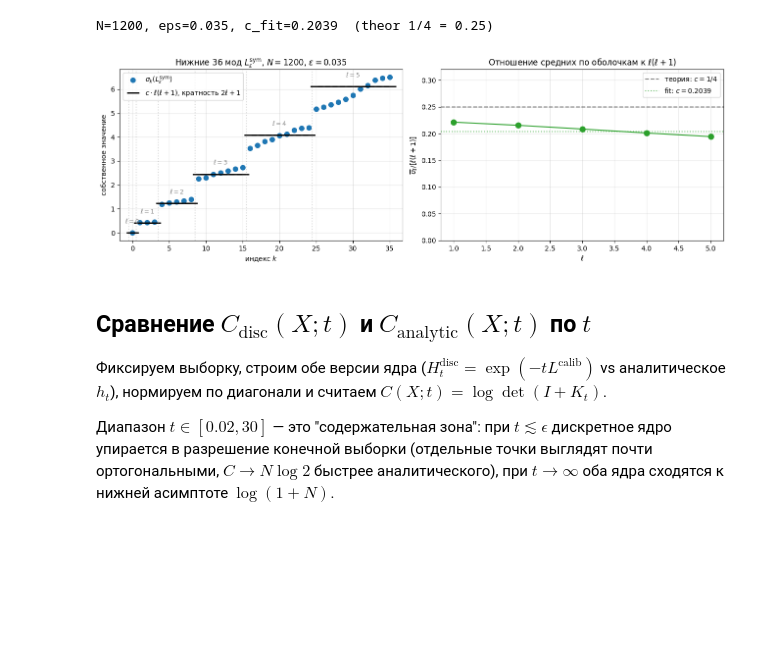
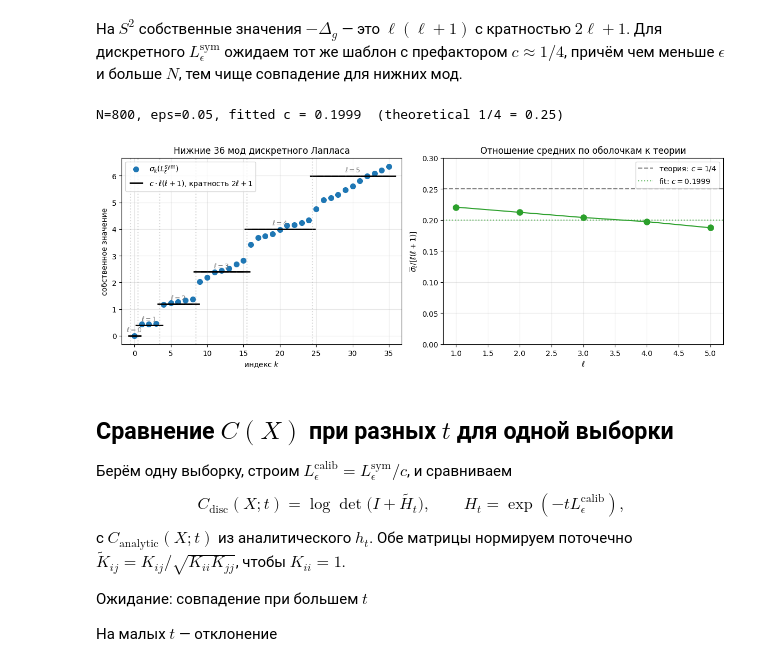
Before and after one commit to intsystems/2026-Project-211, a Jupyter notebook: code/experiments/exp2.ipynb, the cells around one changed output. Saved outputs shown, nothing was run; the diff lists cells and outputs as text; code cells hidden in the pictures; blank space fills up the shorter version.

```diff
--- a/code/experiments/exp2.ipynb
+++ b/code/experiments/exp2.ipynb
@@ -116,54 +119,65 @@ def complexity(K):
+# %% [markdown]
+На $S^2$ собственные значения $-\Delta_g$ — это $\ell(\ell+1)$ с кратностью $2\ell+1$. Для дискретного $L_\epsilon^{\mathrm{sym}}$ ожидаем тот же шаблон с префактором $c \approx 1/4$, причём чем меньше $\epsilon$ и больше $N$, тем чище совпадение для нижних мод.
 # %%
-N, eps = 1200, 0.035
+N, eps = 800, 0.05
 X = sample_sphere_uniform(N, np.random.default_rng(0))
-lam, U = thm47_operator(X, eps)
-c = fit_prefactor(lam, l_use=4)
-print(f"N={N}, eps={eps}, c_fit={c:.4f}  (theor 1/4 = 0.25)")
+L_sym = berry_sauer(X, eps)
+w_full = np.sort(np.linalg.eigvalsh(L_sym))
+c = fit_prefactor(L_sym, l_use=4)
+print(f"N={N}, eps={eps}, fitted c = {c:.4f}  (theoretical 1/4 = 0.25)")
 
 n_show = 36
 target_pts = []
 idx = 0
-for ell in range(0, 6):
-    for _ in range(2 * ell + 1):
-        target_pts.append((idx, c * ell * (ell + 1)))
+for l in range(0, 6):
+    for _ in range(2 * l + 1):
+        target_pts.append((idx, c * l * (l + 1)))
         idx += 1
 target_pts = np.array(target_pts)
 
-fig, axes = plt.subplots(1, 2, figsize=(13, 4.5))
+fig, axes = plt.subplots(1, 2, figsize=(12, 4.5))
 ax = axes[0]
-ax.plot(np.arange(n_show), lam[:n_show], 'o', color='C0', ms=7, label=r'$\sigma_k(L_\epsilon^{\mathrm{sym}})$')
+ax.plot(np.arange(n_show), w_full[:n_show], 'o', color='C0', ms=7, label=r'$\sigma_k(L_\epsilon^{\mathrm{sym}})$')
 ax.plot(target_pts[:, 0], target_pts[:, 1], 'k_', ms=18, mew=2, label=r'$c \cdot \ell(\ell+1)$, кратность $2\ell+1$')
-for ell in range(0, 6):
-    k = sum(2 * j + 1 for j in range(ell))
+for l in range(0, 6):
+    k = sum(2 * j + 1 for j in range(l))
     ax.axvline(k - 0.5, color='gray', alpha=0.3, ls=':')
-    ax.text(k + (2*ell+1)/2 - 0.5, c * ell * (ell + 1) + 0.4, fr'$\ell={ell}$', ha='center', fontsize=9, color='gray')
+    ax.text(k + (2*l+1)/2 - 0.5, c * l * (l + 1) + 0.15, fr'$\ell={l}$', ha='center', fontsize=9, color='gray')
 ax.set_xlabel(r'индекс $k$'); ax.set_ylabel(r'собственное значение')
-ax.set_title(fr'Нижние {n_show} мод $L_\epsilon^{{\mathrm{{sym}}}}$, $N={N}$, $\epsilon={eps}$')
-ax.legend(loc='upper left'); ax.grid(True, alpha=0.3)
+ax.set_title('Нижние 36 мод дискретного Лапласа')
+ax.legend(loc='upper left')
+ax.grid(True, alpha=0.3)
 
 ax = axes[1]
 ratio = []
 idx = 1
-for ell in range(1, 6):
-    mult = 2 * ell + 1
-    cluster = lam[idx:idx + mult]
-    ratio.append((ell, cluster.mean() / (ell * (ell + 1))))
+for l in range(1, 6):
+    mult = 2 * l + 1
+    cluster = w_full[idx:idx + mult]
+    ratio.append((l, cluster.mean() / (l * (l + 1))))
     idx += mult
 ls, rs = zip(*ratio)
 ax.plot(ls, rs, 'o-', ms=8, color='C2')
 ax.axhline(0.25, color='k', ls='--', alpha=0.5, label=r'теория: $c = 1/4$')
 ax.axhline(c, color='C2', ls=':', alpha=0.7, label=fr'fit: $c={c:.4f}$')
 ax.set_xlabel(r'$\ell$'); ax.set_ylabel(r'$\overline{\sigma}_\ell / [\ell(\ell+1)]$')
-ax.set_title('Отношение средних по оболочкам к $\\ell(\\ell+1)$')
-ax.set_ylim(0, 0.32); ax.legend(); ax.grid(True, alpha=0.3)
+ax.set_title('Отношение средних по оболочкам к теории')
+ax.set_ylim(0, 0.3); ax.legend(); ax.grid(True, alpha=0.3)
 plt.tight_layout(); plt.show()
 # %% [output]
-N=1200, eps=0.035, c_fit=0.2039  (theor 1/4 = 0.25)
+N=800, eps=0.05, fitted c = 0.1999  (theoretical 1/4 = 0.25)
-[figure, old version]
+[figure, new version]
-# %% [markdown]
-## Сравнение $C_{\mathrm{disc}}(X;t)$ и $C_{\mathrm{analytic}}(X;t)$ по $t$
-
-Фиксируем выборку, строим обе версии ядра ($H_t^{\mathrm{disc}} = \exp(-tL^{\mathrm{calib}})$ vs аналитическое $h_t$), нормируем по диагонали и считаем $C(X;t) = \log\det(I + K_t)$.
-
-Диапазон $t \in [0.02, 30]$ — это "содержательная зона": при $t\lesssim \epsilon$ дискретное ядро упирается в разрешение конечной выборки (отдельные точки выглядят почти ортогональными, $C \to N\log 2$ быстрее аналитического), при $t\to\infty$ оба ядра сходятся к нижней асимптоте $\log(1+N)$.
+# %% [markdown]
+## Сравнение $C(X)$ при разных $t$ для одной выборки
+
+Берём одну выборку, строим $L_\epsilon^{\mathrm{calib}} = L_\epsilon^{\mathrm{sym}} / c$, и сравниваем
+$$
+C_{\mathrm{disc}}(X; t) = \log\det\!\big(I + \widetilde{H_t}\big), \qquad H_t = \exp(-t L_\epsilon^{\mathrm{calib}}),
+$$
+с $C_{\mathrm{analytic}}(X; t)$ из аналитического $h_t$. Обе матрицы нормируем поточечно $\widetilde K_{ij} = K_{ij}/\sqrt{K_{ii}K_{jj}}$, чтобы $K_{ii}=1$.
+
+Ожидание:
+совпадение при большем $t$
+
+На малых $t$ — отклонение
 # %%
```
Also changed, not shown: parts of 15 cells of this notebook.
